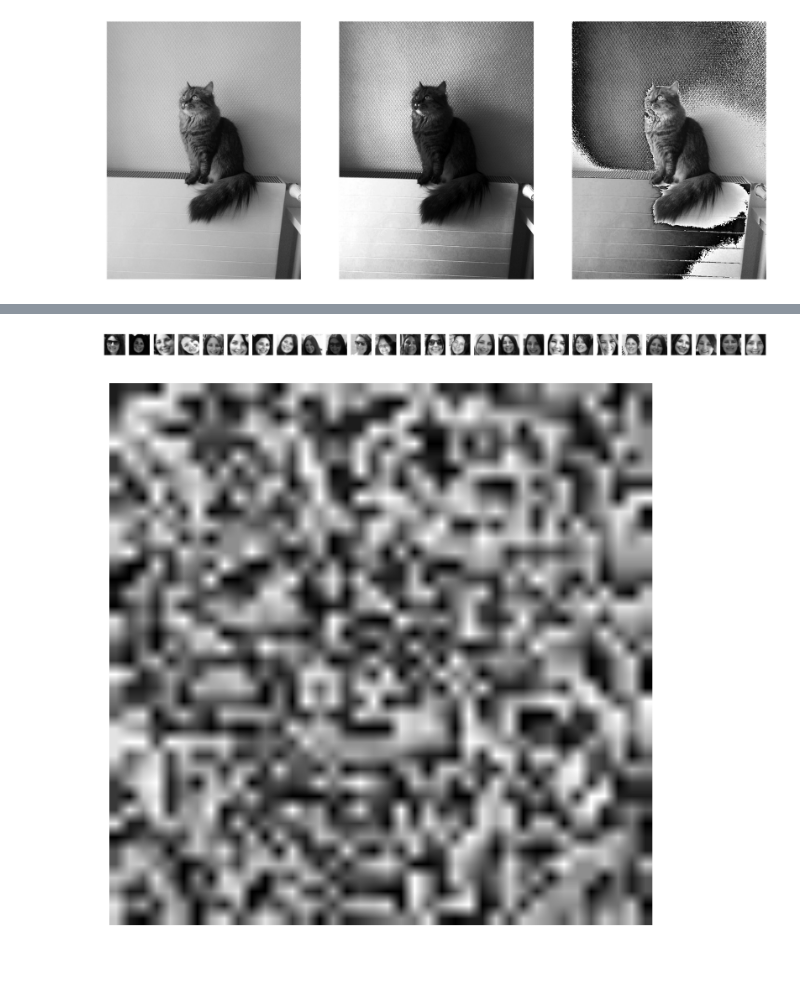
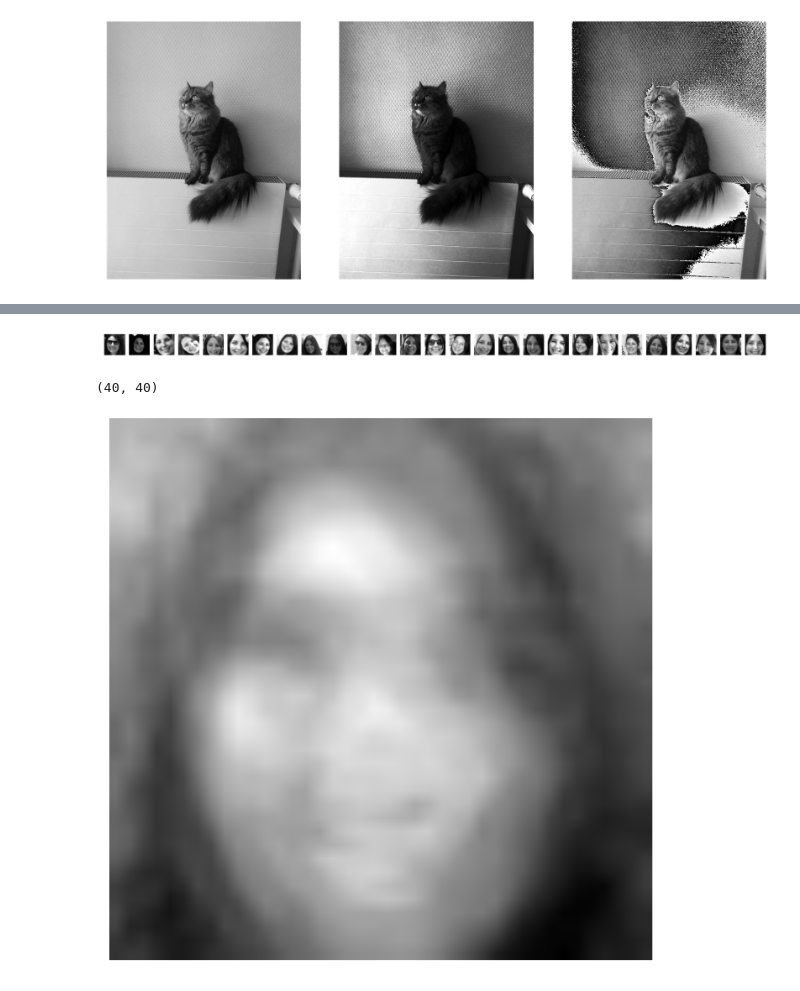
Before and after one commit to justayak/computer_vision_ws2015, a Jupyter notebook: play/computer_vision.ipynb, the cells around one changed output, grey strips where cells are left out. Saved outputs shown, nothing was run; the diff lists cells and outputs as text; code cells hidden in the pictures.

```diff
--- a/play/computer_vision.ipynb
+++ b/play/computer_vision.ipynb
@@ -30,8 +25,16 @@ Ma_Face = jv.load_images_as_mat("ma_face", "thb", gray=True)
 
 jv.paint_mats(Ma_Face)
 
-im = jv.compute_average(Ma_Face)
-jv.paint_mats([im])
+immatrix = jv.vectorize_images(Ma_Face)
 # %% [output]
 [figure]
-[figure, removed]
+# %%
+V, S, immean = jv.pca(immatrix)
+M = immean.reshape((40, 40))
+
+print(M.shape)
+
+jv.paint_mats([M])
+# %% [output]
+(40, 40)
+[figure, added]
```
Also changed, not shown: parts of 1 cell of this notebook, 1 other file.
